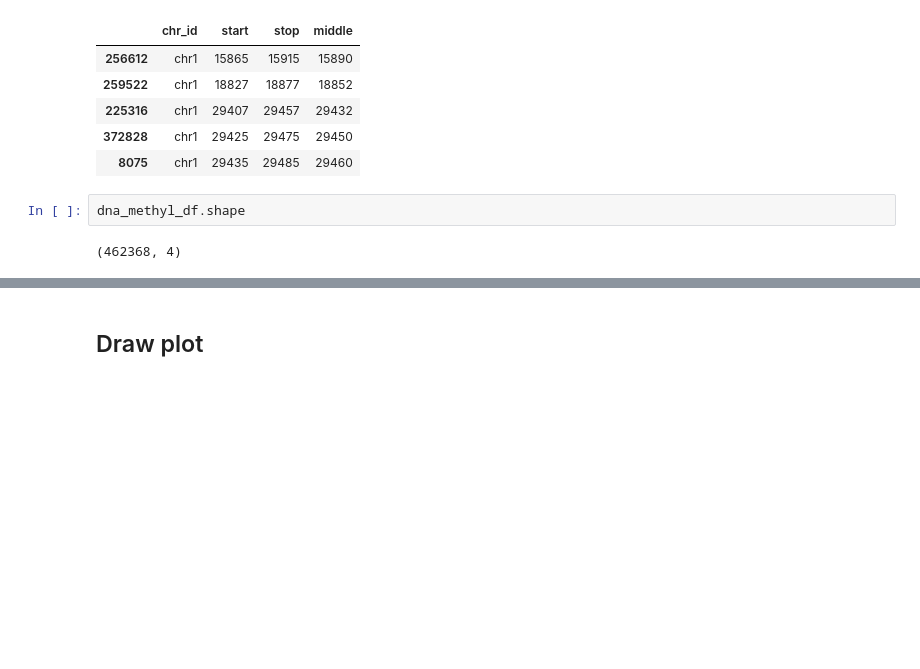
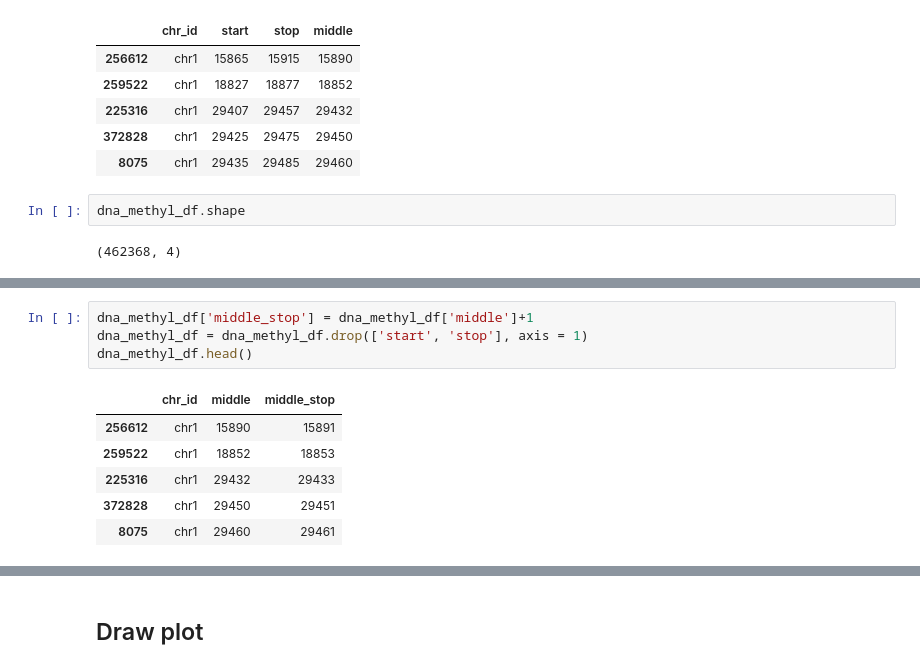
Before and after one commit to KMorozovska/Bioinformatics_2, a Jupyter notebook: Bioinformatics 2.ipynb, the cells around one changed output, grey strips where cells are left out. Drawn from its saved outputs; the diff is of its cells as text; blank space fills up the shorter version.

```diff
--- a/Bioinformatics 2.ipynb
+++ b/Bioinformatics 2.ipynb
@@ -293,0 +223,11 @@ KeyboardInterrupt:
+# %%
+dna_methyl_df['middle_stop'] = dna_methyl_df['middle']+1
+dna_methyl_df = dna_methyl_df.drop(['start', 'stop'], axis = 1)
+dna_methyl_df.head()
+# %% [output]
+|  | chr_id | middle | middle_stop |
+| 256612 | chr1 | 15890 | 15891 |
+| 259522 | chr1 | 18852 | 18853 |
+| 225316 | chr1 | 29432 | 29433 |
+| 372828 | chr1 | 29450 | 29451 |
+| 8075 | chr1 | 29460 | 29461 |
```
Also changed, not shown: parts of 10 cells of this notebook, 2 other files.
